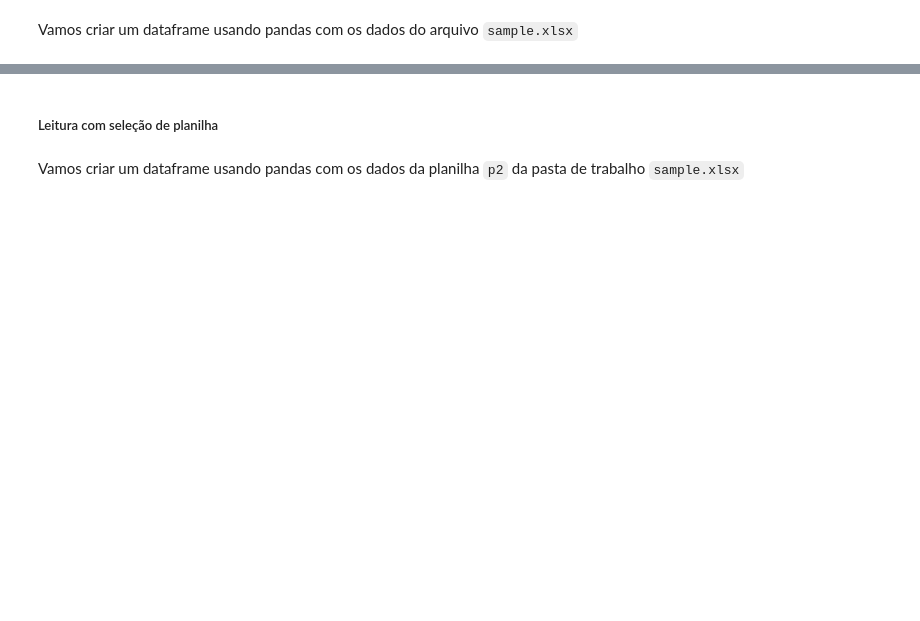
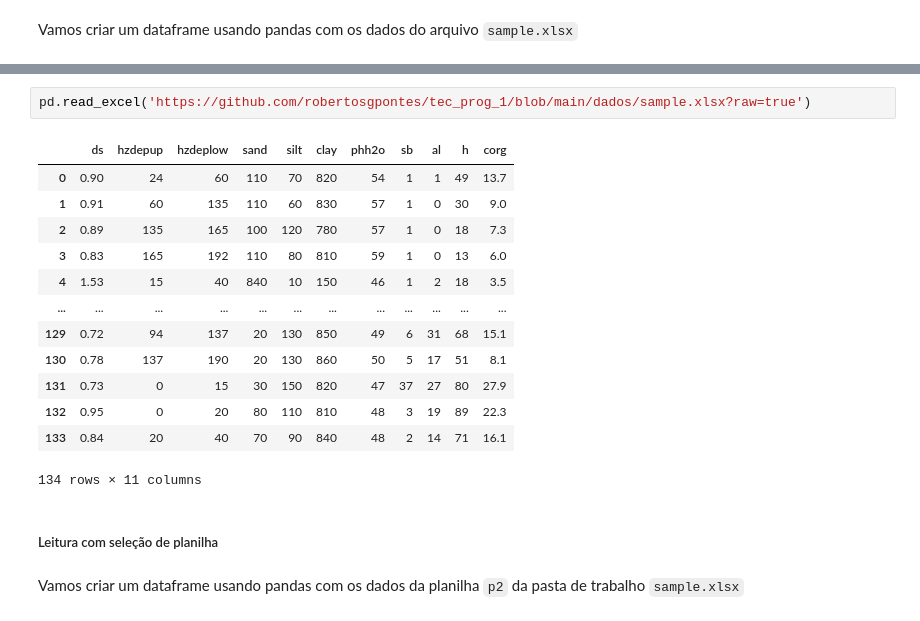
Before and after one commit to robertosgpontes/tec_prog_1, a Jupyter notebook: Pandas.ipynb, the cells around one changed output, grey strips where cells are left out. Cells and saved outputs as stored; diff of their text form; blank space fills up the shorter version.

```diff
--- a/Pandas.ipynb
+++ b/Pandas.ipynb
@@ -386,3 +446,19 @@ Vamos criar um dataframe usando pandas com os dados do arquivo `sample.xlsx`
+# %%
+pd.read_excel('https://github.com/robertosgpontes/tec_prog_1/blob/main/dados/sample.xlsx?raw=true')
+# %% [output]
+|  | ds | hzdepup | hzdeplow | sand | silt | clay | phh2o | sb | al | h | corg |
+| 0 | 0.90 | 24 | 60 | 110 | 70 | 820 | 54 | 1 | 1 | 49 | 13.7 |
+| 1 | 0.91 | 60 | 135 | 110 | 60 | 830 | 57 | 1 | 0 | 30 | 9.0 |
+| 2 | 0.89 | 135 | 165 | 100 | 120 | 780 | 57 | 1 | 0 | 18 | 7.3 |
+| 3 | 0.83 | 165 | 192 | 110 | 80 | 810 | 59 | 1 | 0 | 13 | 6.0 |
+| 4 | 1.53 | 15 | 40 | 840 | 10 | 150 | 46 | 1 | 2 | 18 | 3.5 |
+| ... | ... | ... | ... | ... | ... | ... | ... | ... | ... | ... | ... |
+| 129 | 0.72 | 94 | 137 | 20 | 130 | 850 | 49 | 6 | 31 | 68 | 15.1 |
+| 130 | 0.78 | 137 | 190 | 20 | 130 | 860 | 50 | 5 | 17 | 51 | 8.1 |
+| 131 | 0.73 | 0 | 15 | 30 | 150 | 820 | 47 | 37 | 27 | 80 | 27.9 |
+| 132 | 0.95 | 0 | 20 | 80 | 110 | 810 | 48 | 3 | 19 | 89 | 22.3 |
+| 133 | 0.84 | 20 | 40 | 70 | 90 | 840 | 48 | 2 | 14 | 71 | 16.1 |
+134 rows × 11 columns
 # %% [markdown]
 ##### Leitura com seleção de planilha
 # %% [markdown]
```
Also changed, not shown: parts of 14 cells of this notebook.
